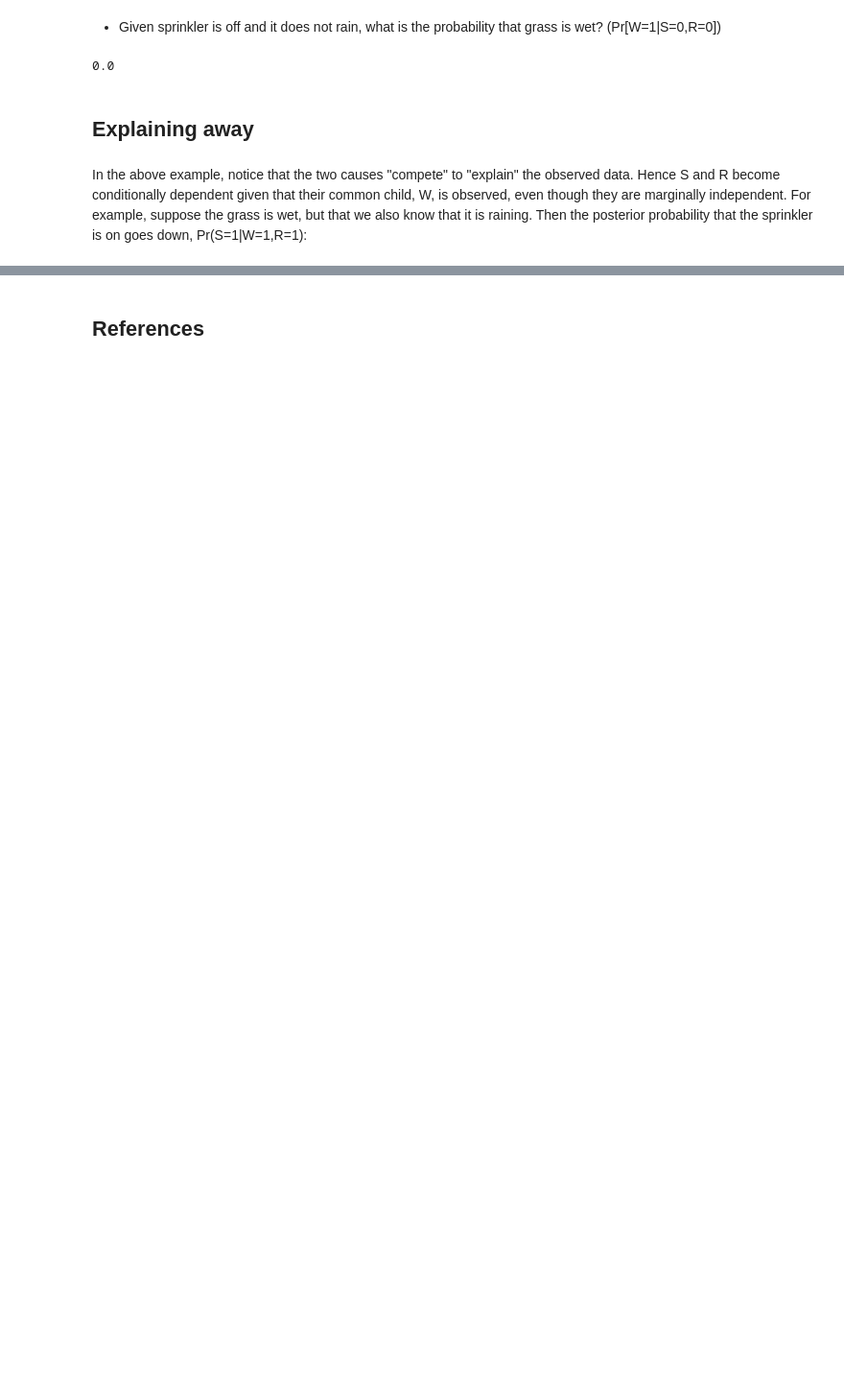
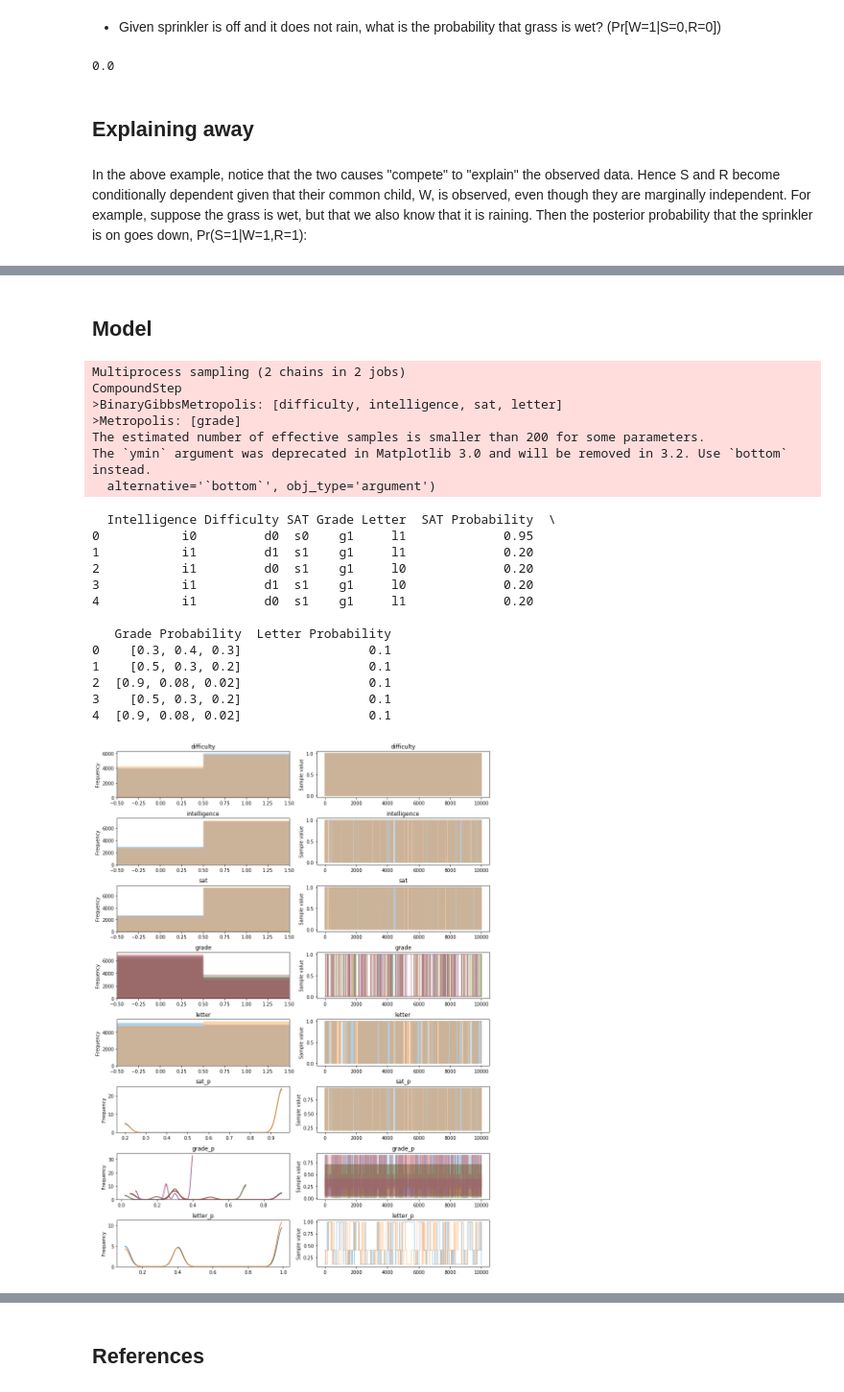
Before and after one commit to ismaelJimenez/STATS, a Jupyter notebook: bn_example.ipynb, the cells around one changed output, grey strips where cells are left out. Shown at 96% size. Saved outputs shown, nothing was run; the diff lists cells and outputs as text; code cells hidden in the pictures; blank space fills up the shorter version.

```diff
--- a/bn_example.ipynb
+++ b/bn_example.ipynb
@@ -154,0 +168,56 @@ print(p_sprinkler_rain_wet)
+# %% [markdown]
+## Model
+# %%
+model = pm.Model()
+
+with model:
+    difficulty = pm.Bernoulli('difficulty', 0.6)
+    intelligence = pm.Bernoulli('intelligence', 0.7)
+
+    sat_p = pm.Deterministic('sat_p', pm.math.switch(intelligence, 0.95, 0.2))
+    sat = pm.Bernoulli('sat', sat_p)
+
+    grade_p = pm.Deterministic('grade_p', pm.math.switch(intelligence, pm.math.switch(difficulty, np.array([0.3, 0.4, 0.3]), np.array([0.05, 0.25, 0.7])), pm.math.switch(difficulty, np.array([0.9, 0.08, 0.02]), np.array([0.5, 0.3, 0.2]))))
+    grade = pm.Multinomial('grade', n=1, p=grade_p, shape=3)
+
+    letter_p = pm.Deterministic('letter_p', pm.math.switch(grade[0], 0.1, pm.math.switch(grade[1], 0.4, 0.99)))
+    letter = pm.Bernoulli('letter', letter_p)
+
+    trace =  pm.sample(10000, progressbar=True)
+
+pm.traceplot(trace)
+
+dictionary = {
+              'Intelligence': ['i0' if ii else 'i1' for ii in trace['intelligence'].tolist() ],
+              'Difficulty': ['d0' if ii else 'd1' for ii in trace['difficulty'].tolist() ],
+              'SAT': ['s0' if ii else 's1' for ii in trace['sat'].tolist() ],
+              'Grade': ['g1' if ii[0] else 'g2' if ii[1] else 'g3' for ii in trace['grade'].tolist() ],
+              'Letter': ['l0' if ii else 'l1' for ii in trace['letter'].tolist() ],
+              'SAT Probability': [ii for ii in trace['sat_p'].tolist()],
+              'Grade Probability': [ii for ii in trace['grade_p'].tolist()],
+              'Letter Probability': [ii for ii in trace['letter_p'].tolist()],
+              }
+df = pd.DataFrame(dictionary)
+print(df.head())
+# %% [output]
+Multiprocess sampling (2 chains in 2 jobs)
+CompoundStep
+>BinaryGibbsMetropolis: [difficulty, intelligence, sat, letter]
+>Metropolis: [grade]
+The estimated number of effective samples is smaller than 200 for some parameters.
+The `ymin` argument was deprecated in Matplotlib 3.0 and will be removed in 3.2. Use `bottom` instead.
+  alternative='`bottom`', obj_type='argument')
+  Intelligence Difficulty SAT Grade Letter  SAT Probability  \
+0           i0         d0  s0    g1     l1             0.95
+1           i1         d1  s1    g1     l1             0.20
+2           i1         d0  s1    g1     l0             0.20
+3           i1         d1  s1    g1     l0             0.20
+4           i1         d0  s1    g1     l1             0.20
+
+   Grade Probability  Letter Probability
+0    [0.3, 0.4, 0.3]                 0.1
+1    [0.5, 0.3, 0.2]                 0.1
+2  [0.9, 0.08, 0.02]                 0.1
+3    [0.5, 0.3, 0.2]                 0.1
+4  [0.9, 0.08, 0.02]                 0.1
+[figure, added]
```
Also changed, not shown: parts of 28 cells of this notebook.
